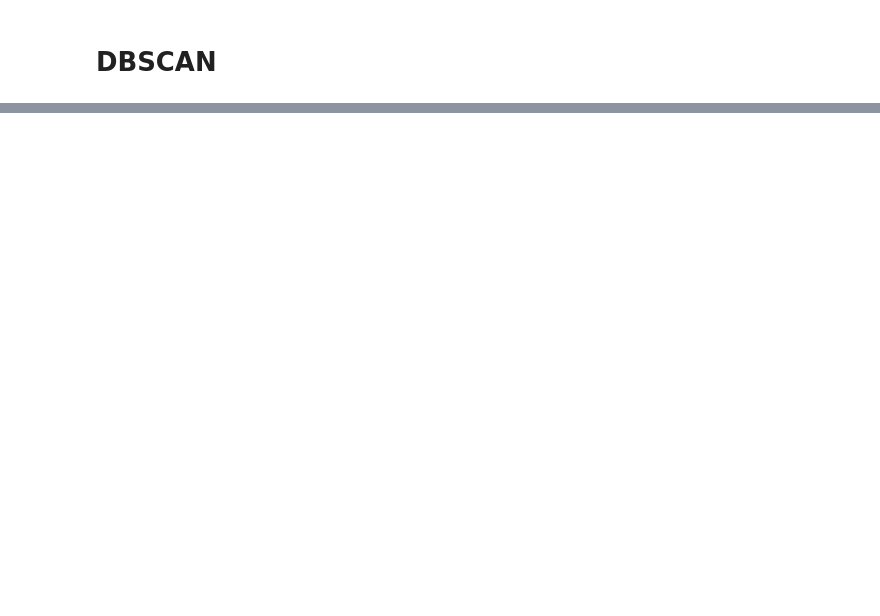
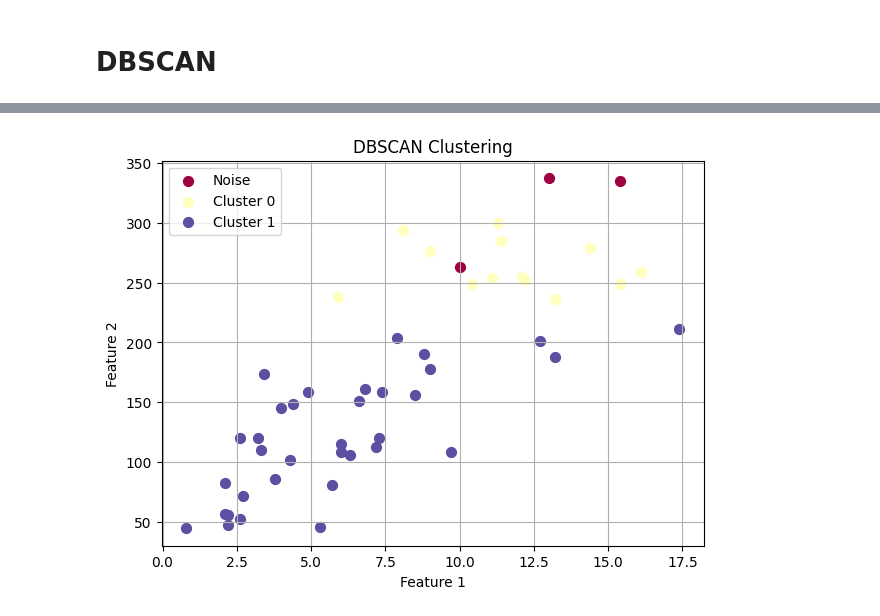
Before and after one commit to 1Pampu/BigData-ML-Proyectos, a Jupyter notebook: TP3/Big_Data_TP3.ipynb, the cells around one changed output, grey strips where cells are left out. Saved outputs shown, nothing was run; the diff lists cells and outputs as text; code cells hidden in the pictures; blank space fills up the shorter version.

Commit message:
DBSCAN

```diff
--- a/TP3/Big_Data_TP3.ipynb
+++ b/TP3/Big_Data_TP3.ipynb
@@ -188,0 +257,31 @@ plt.show()
+# %%
+# Creamos el modelo con los datos obtenidos del grafico y entrenamos
+db = DBSCAN(eps=27, min_samples=5).fit(X)
+labels = db.labels_
+
+# Medida del grafico
+plt.figure(figsize=(7, 5))
+
+# Obtenemos etiquetas unicas y colores para cada cluster
+unique_labels = np.unique(labels)
+colors = plt.cm.Spectral(np.linspace(0, 1, len(unique_labels)))
+
+# Iteramos sobre las etiquetas y colores para visualizar cada clúster
+for (label, color) in zip(unique_labels, colors):
+
+    # Filtramos los puntos pertenecientes al cluster actual
+    class_member_mask = (labels == label)
+    xy = X[class_member_mask]
+
+    # Graficamos los puntos del cluster actual
+    plt.scatter(xy["Asesinatos"], xy["Asaltos"], s=50, color=color, label='Cluster {}'.format(label) if label != -1 else 'Noise')
+
+# Extras del grafico
+plt.title('DBSCAN Clustering')
+plt.xlabel("Feature 1")
+plt.ylabel("Feature 2")
+plt.grid(True)
+plt.legend()
+plt.show()
+# %% [output]
+[figure, added]
```
Also changed, not shown: parts of 20 cells of this notebook.
